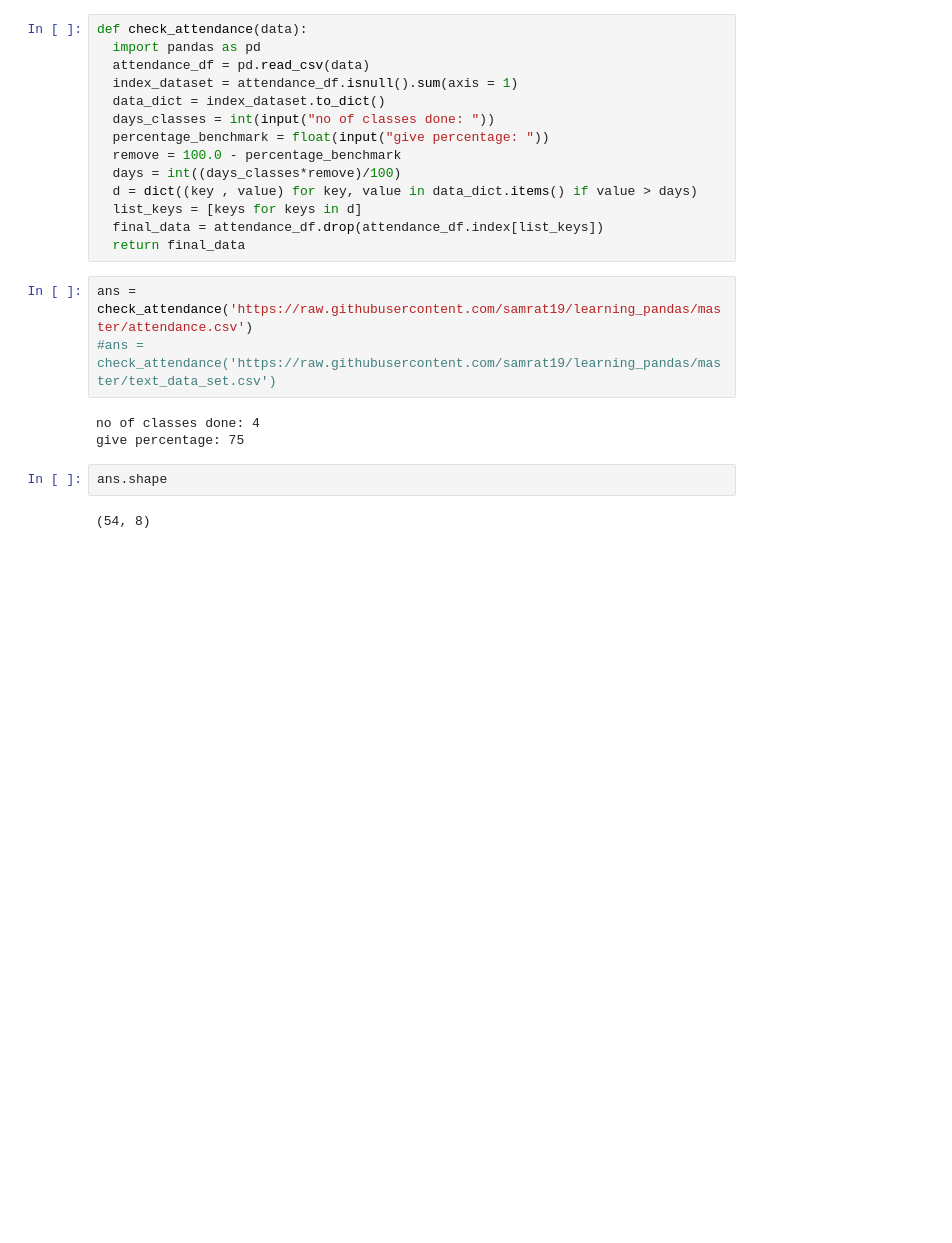
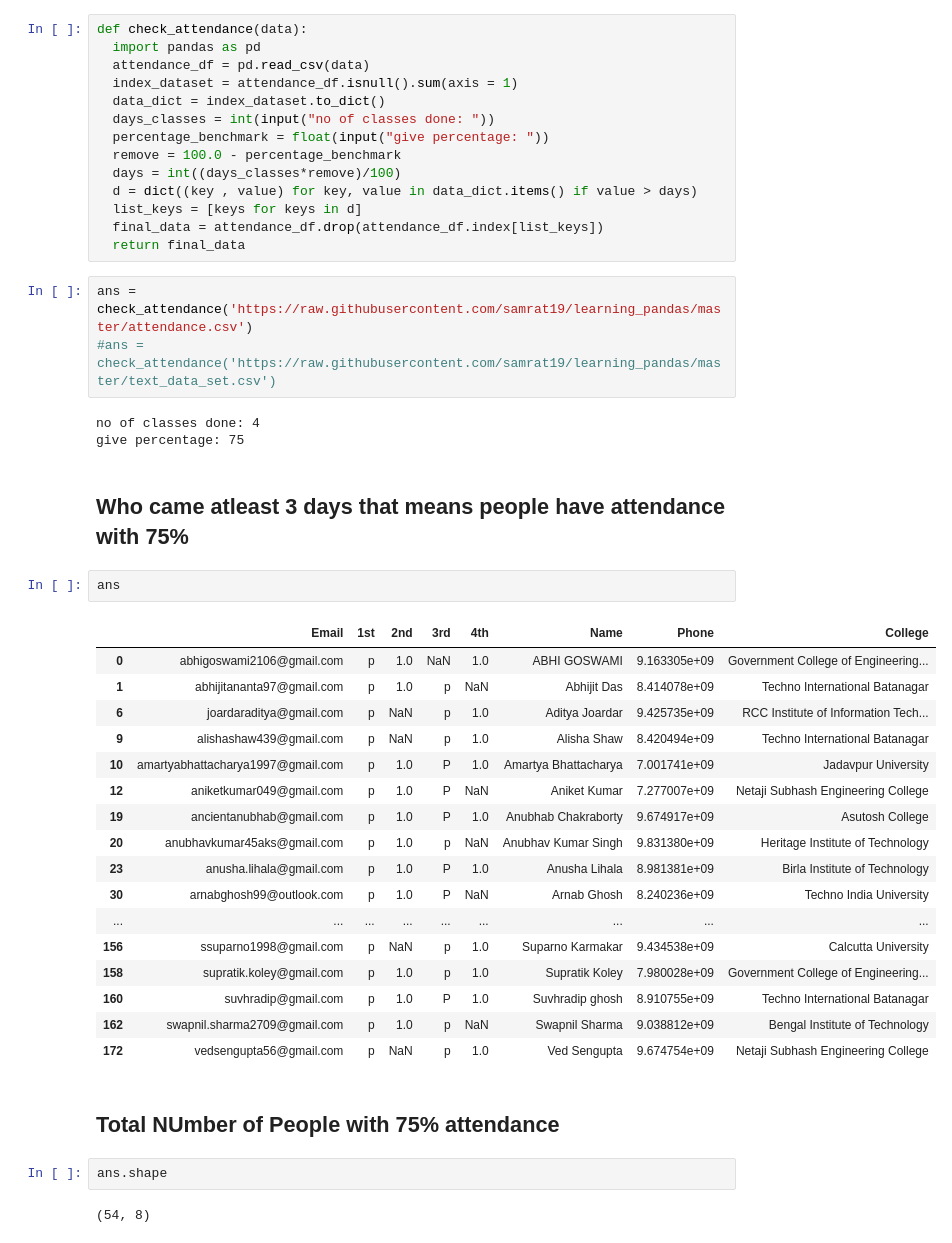
Before and after one commit to samrat19/MY_Machine_Learning_Notebook, a Jupyter notebook: PandasTry.ipynb, the cells around one changed output. Cells and saved outputs as stored; diff of their text form; blank space fills up the shorter version.

```diff
--- a/PandasTry.ipynb
+++ b/PandasTry.ipynb
@@ -20,6 +45,30 @@ ans = check_attendance('https://raw.githubusercontent.com/samrat19/learning_pand
 # %% [output]
 no of classes done: 4
 give percentage: 75
+# %% [markdown]
+## Who came atleast 3 days that means people have attendance with 75%
+# %%
+ans
+# %% [output]
+|  | Email | 1st | 2nd | 3rd | 4th | Name | Phone | College |
+| 0 | abhigoswami2106@gmail.com | p | 1.0 | NaN | 1.0 | ABHI GOSWAMI | 9.163305e+09 | Government College of Engineering... |
+| 1 | abhijitananta97@gmail.com | p | 1.0 | p | NaN | Abhijit Das | 8.414078e+09 | Techno International Batanagar |
+| 6 | joardaraditya@gmail.com | p | NaN | p | 1.0 | Aditya Joardar | 9.425735e+09 | RCC Institute of Information Tech... |
+| 9 | alishashaw439@gmail.com | p | NaN | p | 1.0 | Alisha Shaw | 8.420494e+09 | Techno International Batanagar |
+| 10 | amartyabhattacharya1997@gmail.com | p | 1.0 | P | 1.0 | Amartya Bhattacharya | 7.001741e+09 | Jadavpur University |
+| 12 | aniketkumar049@gmail.com | p | 1.0 | P | NaN | Aniket Kumar | 7.277007e+09 | Netaji Subhash Engineering College |
+| 19 | ancientanubhab@gmail.com | p | 1.0 | P | 1.0 | Anubhab Chakraborty | 9.674917e+09 | Asutosh College |
+| 20 | anubhavkumar45aks@gmail.com | p | 1.0 | p | NaN | Anubhav Kumar Singh | 9.831380e+09 | Heritage Institute of Technology |
+| 23 | anusha.lihala@gmail.com | p | 1.0 | P | 1.0 | Anusha Lihala | 8.981381e+09 | Birla Institute of Technology |
+| 30 | arnabghosh99@outlook.com | p | 1.0 | P | NaN | Arnab Ghosh | 8.240236e+09 | Techno India University |
+| ... | ... | ... | ... | ... | ... | ... | ... | ... |
+| 156 | ssuparno1998@gmail.com | p | NaN | p | 1.0 | Suparno Karmakar | 9.434538e+09 | Calcutta University |
+| 158 | supratik.koley@gmail.com | p | 1.0 | p | 1.0 | Supratik Koley | 7.980028e+09 | Government College of Engineering... |
+| 160 | suvhradip@gmail.com | p | 1.0 | P | 1.0 | Suvhradip ghosh | 8.910755e+09 | Techno International Batanagar |
+| 162 | swapnil.sharma2709@gmail.com | p | 1.0 | p | NaN | Swapnil Sharma | 9.038812e+09 | Bengal Institute of Technology |
+| 172 | vedsengupta56@gmail.com | p | NaN | p | 1.0 | Ved Sengupta | 9.674754e+09 | Netaji Subhash Engineering College |
+# %% [markdown]
+##  Total NUmber of People with 75% attendance
 # %%
 ans.shape
 # %% [output]
```
Also changed, not shown: parts of 2 cells of this notebook.
